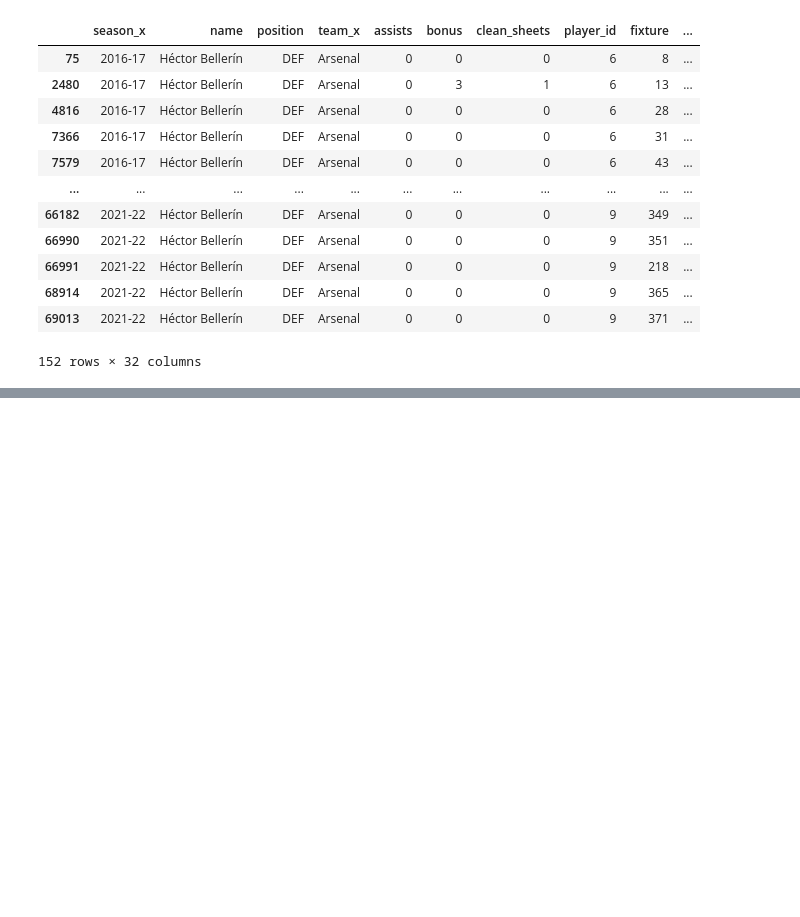
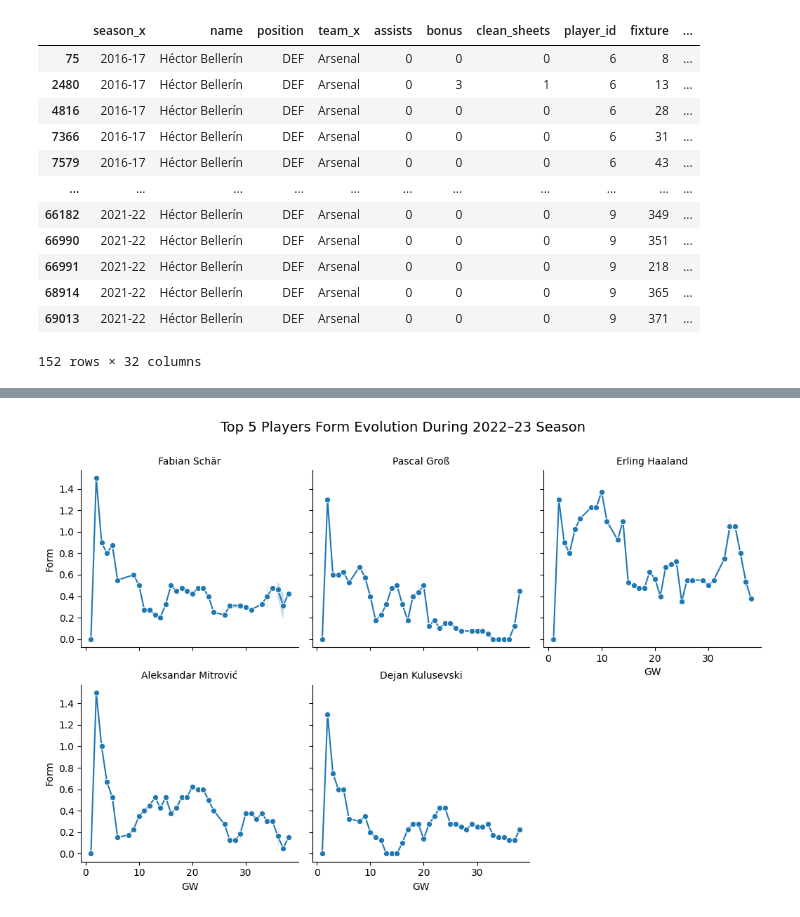
Before and after one commit to Aby293/Fantasy-Premier-League-Companion, a Jupyter notebook: fantasy-pl.ipynb, the cells around one changed output, grey strips where cells are left out. Saved outputs shown, nothing was run; the diff lists cells and outputs as text; code cells hidden in the pictures; blank space fills up the shorter version.

```diff
--- a/fantasy-pl.ipynb
+++ b/fantasy-pl.ipynb
@@ -257,0 +425,11 @@ cleaned_df[cleaned_df['name'] == 'Héctor Bellerín']
+# %%
+season_df = cleaned_df[cleaned_df['season'] == '2022-23'].copy()
+season_df['form'] = pd.to_numeric(season_df['form'], errors='coerce')
+top_forms_df = (
+    season_df.groupby('name', as_index=False)['form']
+    .max()
+    .sort_values('form', ascending=False)
+    .reset_index(drop=True)
+)
+
+top_forms_df.head(10)
@@ -257,0 +448,34 @@ cleaned_df[cleaned_df['name'] == 'Héctor Bellerín']
+# %%
+top_players = (
+    season_df.groupby('name')['form'].max()
+    .reset_index()
+    .sort_values('form', ascending=False)
+    .drop_duplicates(subset=['name'])
+    .head(5)
+)
+
+top_players_df = season_df[season_df['name'].isin(top_players['name'])]
+# %%
+g = sns.FacetGrid(
+    top_players_df,
+    col='name',
+    col_wrap=3,
+    height=3.5,
+    sharey=True,
+    sharex=True
+)
+g.map_dataframe(sns.lineplot, x='GW', y='form', marker='o', color='#1f77b4')
+
+for ax, name in zip(g.axes.flat, top_players['name']):
+    player_data = top_players_df[top_players_df['name'] == name]
+    # for x, y in zip(player_data['GW'], player_data['form']):
+    #     ax.text(x, y, f"{y:.1f}", fontsize=7, ha='center', va='bottom')
+    ax.set_title(name, fontsize=10)
+    ax.set_xlabel("GW")
+    ax.set_ylabel("Form")
+
+plt.subplots_adjust(top=0.88)
+g.fig.suptitle('Top 5 Players Form Evolution During 2022–23 Season', fontsize=14)
+plt.show()
+# %% [output]
+[figure, added]
```
Also changed, not shown: parts of 27 cells of this notebook.
